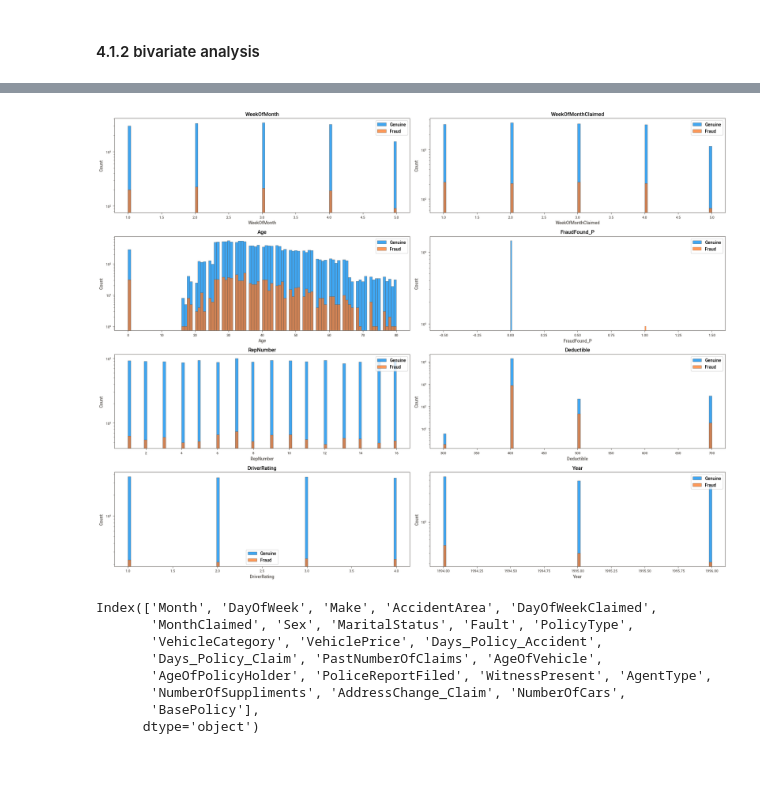
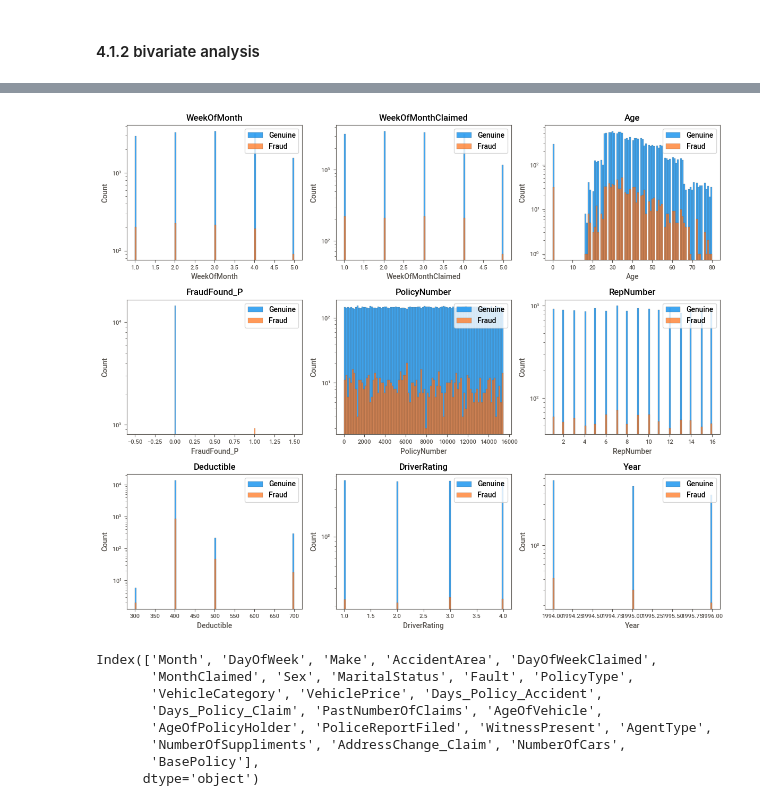
Before and after one commit to arj7192/fight_fraud_with_machine_learning, a Jupyter notebook: Chapter08/fake_insurance_claims.ipynb, the cells around one changed output, grey strips where cells are left out. Cells and saved outputs as stored; diff of their text form; code cells hidden in the pictures; blank space fills up the shorter version.

```diff
--- a/Chapter08/fake_insurance_claims.ipynb
+++ b/Chapter08/fake_insurance_claims.ipynb
@@ -1,3 +1,6 @@
+# %%
+import matplotlib as mpl
+mpl.rcParams['figure.dpi']= 100
 # %%
 # setting up the notebook width to 100% of the screen
 from IPython.display import display, HTML
@@ -84,2 +45,0 @@ df.head().T
-# %%
-df.drop(columns="PolicyNumber", inplace=True)
@@ -194,21 +181,21 @@ df.select_dtypes(["int", "float"])
 # %%
 def plot_numerical_features(features):
-    fig, ax = plt.subplots(4, len(features)//4, figsize=(20, 15))
+    fig, ax = plt.subplots(3, len(features)//3, figsize=(12, 10))
     i = 0
     for feature in features:
         i += 1
-        plt.subplot(4, len(features)//4, i)
+        plt.subplot(3, len(features)//3, i)
         sns.histplot(df[df['FraudFound_P']==0][feature], bins=100, label="Genuine")
         sns.histplot(df[df['FraudFound_P']==1][feature], bins=100, label="Fraud")
         plt.title(feature)
         plt.yscale('log')
         plt.legend()
     fig.tight_layout()
     plt.show()
 
 plot_numerical_features(df.select_dtypes(["int", "float"]).columns)
 # %% [output]
-[figure, old version]
+[figure, new version]
 # %%
 df.select_dtypes(["object"]).columns
 # %% [output]
```
Also changed, not shown: parts of 61 cells of this notebook.
